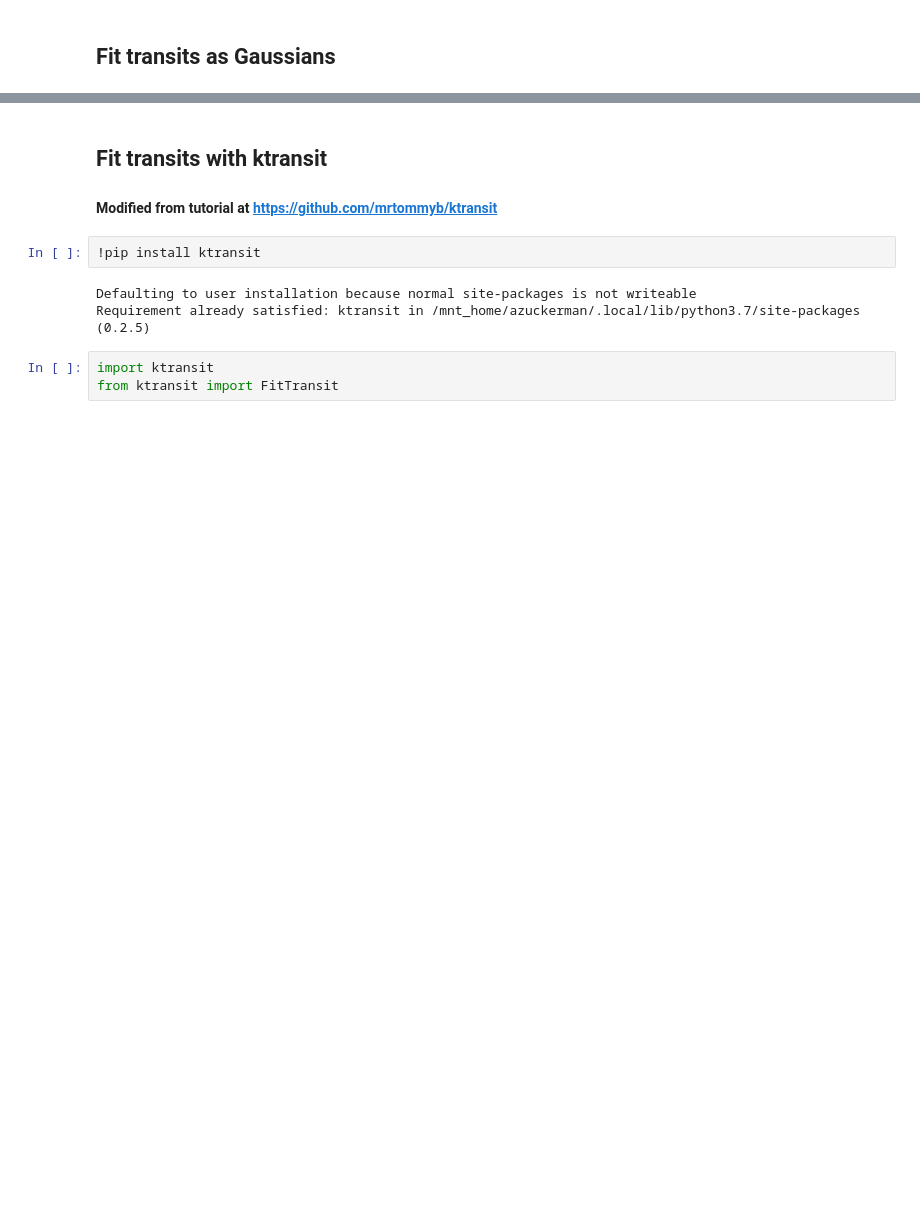
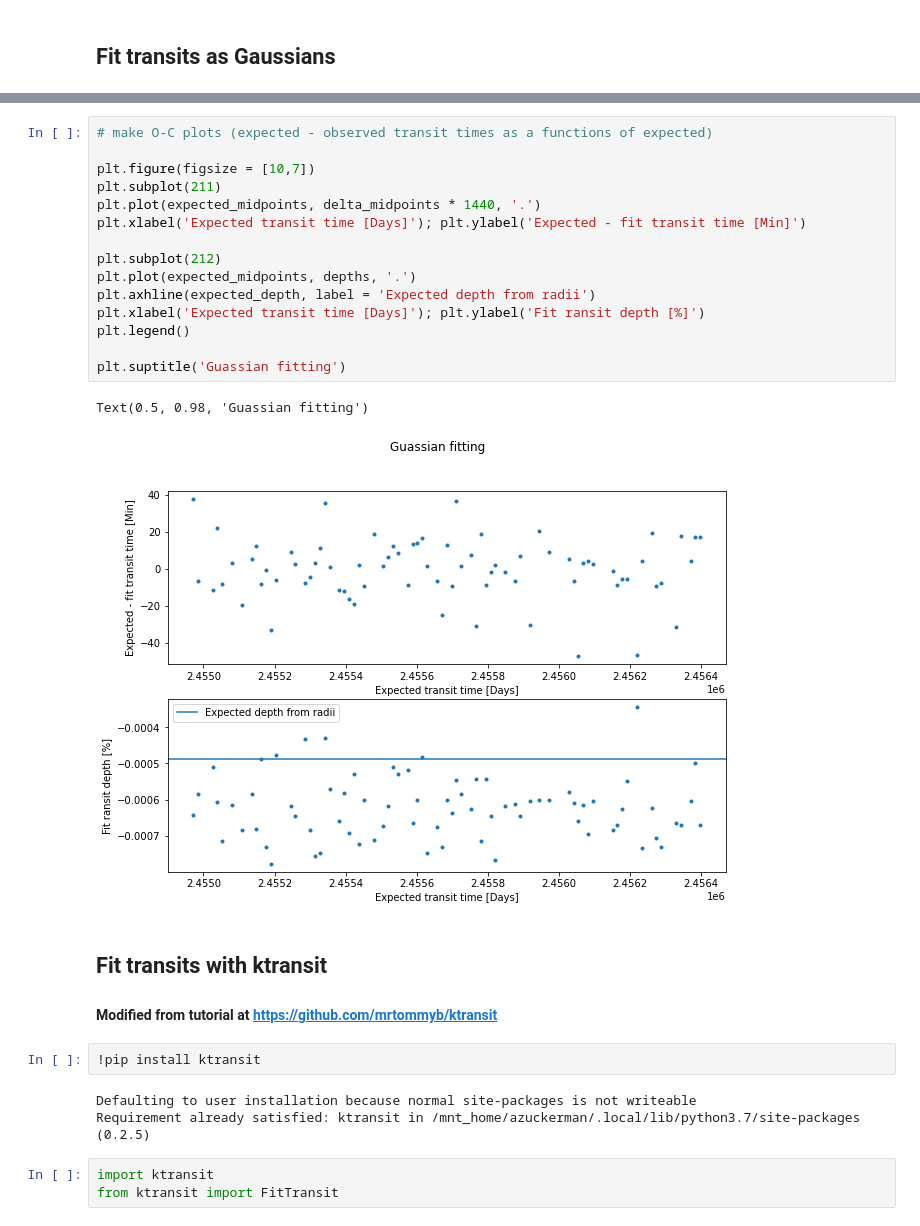
Before and after one commit to annazuckerman/transit-analysis, a Jupyter notebook: Fitting_transits.ipynb, the cells around one changed output, grey strips where cells are left out. Drawn from its saved outputs; the diff is of its cells as text; blank space fills up the shorter version.

```diff
--- a/Fitting_transits.ipynb
+++ b/Fitting_transits.ipynb
@@ -123,3 +297,21 @@ num_transits = (time - 2454833)
+# %%
+# make O-C plots (expected - observed transit times as a functions of expected)
+
+plt.figure(figsize = [10,7])
+plt.subplot(211)
+plt.plot(expected_midpoints, delta_midpoints * 1440, '.')
+plt.xlabel('Expected transit time [Days]'); plt.ylabel('Expected - fit transit time [Min]')
+
+plt.subplot(212)
+plt.plot(expected_midpoints, depths, '.')
+plt.axhline(expected_depth, label = 'Expected depth from radii')
+plt.xlabel('Expected transit time [Days]'); plt.ylabel('Fit ransit depth [%]')
+plt.legend()
+
+plt.suptitle('Guassian fitting')
+# %% [output]
+Text(0.5, 0.98, 'Guassian fitting')
+[figure, added]
 # %% [markdown]
 ## Fit transits with ktransit
 #### Modified from tutorial at https://github.com/mrtommyb/ktransit
```
Also changed, not shown: parts of 20 cells of this notebook.
